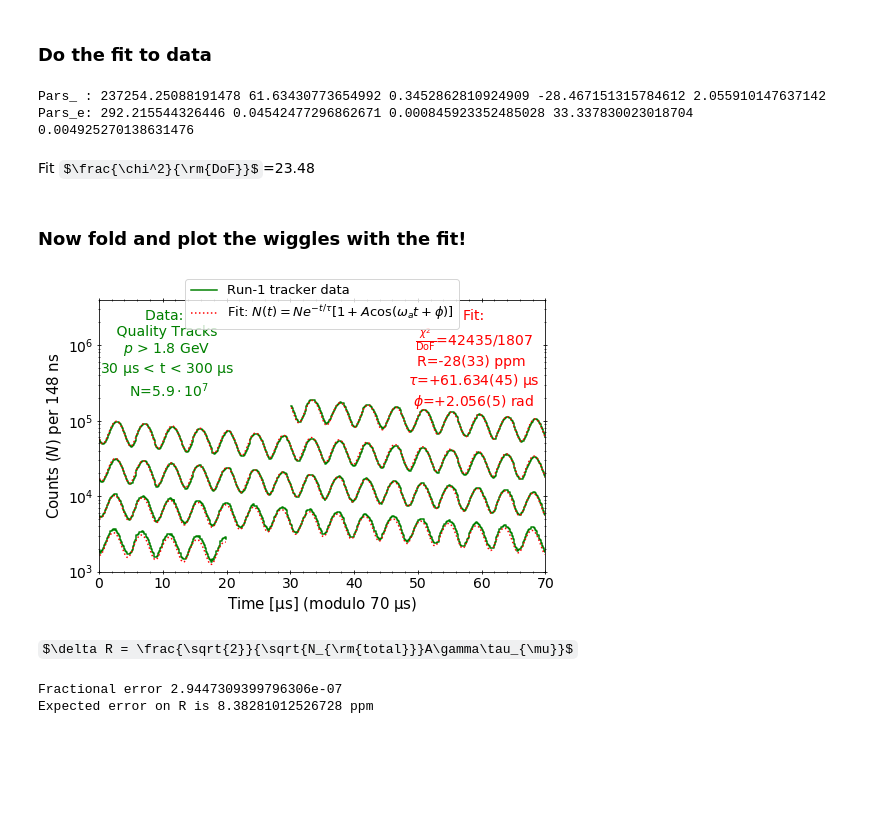
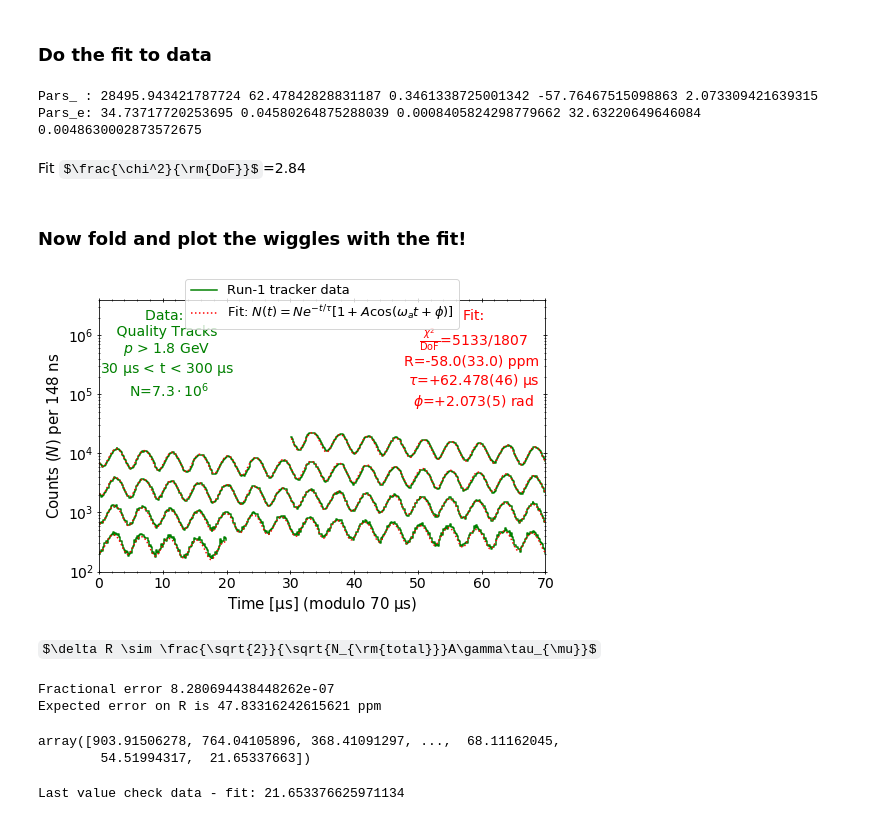
Before and after one commit to glukicov/EDMTracking, a Jupyter notebook: Wiggle.ipynb, the cells around one changed output. Saved outputs shown, nothing was run; the diff lists cells and outputs as text; code cells hidden in the pictures; some formulas as TeX source; blank space fills up the shorter version.

```diff
--- a/Wiggle.ipynb
+++ b/Wiggle.ipynb
@@ -8,7 +8,8 @@ import numpy as np
 from IPython.display import Latex
 data_bool=True
 if (data_bool):
-    file = uproot.open("DATA/Run1_4DS_ana.root") # load the ROOT file
+#     file = uproot.open("DATA/Run1_4DS_ana.root") # load the ROOT file
+    file = uproot.open("DATA/60h_15921_15991.root") # load the ROOT file
     hist=file["TrackSummary/FitResults/Times_gt_1800MeV"] # load histogram
 if (not data_bool):
     file = uproot.open("DATA/VLEDM.root") # load the ROOT file
@@ -107,9 +108,9 @@ print("Pars_e:",*par_e)
 chi2_ndf, chi2, ndf=cu.chi2_ndf(x, y, y_err, blinded_wiggle_function, par)
 Latex( r"Fit $\frac{\chi^2}{\rm{DoF}}$="+str(round(chi2_ndf,2)) )
 # %% [output]
-Pars_ : 237254.25088191478 61.63430773654992 0.3452862810924909 -28.467151315784612 2.055910147637142
-Pars_e: 292.215544326446 0.04542477296862671 0.000845923352485028 33.337830023018704 0.004925270138631476
+Pars_ : 28495.943421787724 62.47842828831187 0.3461338725001342 -57.76467515098863 2.073309421639315
+Pars_e: 34.73717720253695 0.04580264875288039 0.0008405824298779662 32.63220649646084 0.0048630002873572675
-Fit $\frac{\chi^2}{\rm{DoF}}$=23.48
+Fit $\frac{\chi^2}{\rm{DoF}}$=2.84
 # %% [markdown]
 ### Now fold and plot the wiggles with the fit!
 # %%
@@ -144,37 +145,37 @@ while left < t_max:
     #plot for that section and label only the 1st
     ax.step(x=x[mod_filter]-left, y=y[mod_filter], where="post", color="g", label=legend_data if i_section==0 else '')
     ax.plot(x[mod_filter]-left, blinded_wiggle_function( x[mod_filter], *par ) , color="red", label=r'Fit: $N(t)=Ne^{-t/\tau}[1+A\cos(\omega_at+\phi)]$' if i_section==0 else '', linestyle=":")
     left=right # get the next fold
     i_section += 1
 
 #Put legend and pars values
 N_str=cu.sci_notation(N)
 cu.textL(ax, 0.152, 0.8, label_data+ r"$p$"+" > 1.8 GeV \n"+str(t_min)+r" $\rm{\mu}$s < t < "+str(t_max)+r" $\rm{\mu}$s"+"\n N="+N_str, font_size=font_size-1,  weight="normal")
 # deal with fitted parameters (to display nicely)
 parNames=[r"$\tau$", r"$\phi$"]
 units=[r"$\rm{\mu}$s", "rad"]
 prec=3 # set custom precision
-legned_par=r"$\frac{\chi^2}{\rm{DoF}}$="+str(int(chi2))+"/"+str(int(ndf))+"\nR="+str(int(par[3]))+"("+str(int(par_e[3]))+") ppm \n"
+legned_par=r"$\frac{\chi^2}{\rm{DoF}}$="+str(int(chi2))+"/"+str(round(ndf))+"\nR="+str(round(par[3]))+"("+str(round(par_e[3]))+") ppm \n"
 legned_par=cu.legend_par(legned_par,  parNames, (par[1], par[4]), (par_e[1], par_e[4]), units, prec=prec)
 cu.textL(ax, 0.84, 0.75, "Fit:\n"+legned_par, font_size=font_size-1, color="red", weight="normal")
 
 #axis labels and ticks
 plt.ylabel(r"Counts ($N$) per "+str(int(binW*1e3))+" ns", fontsize=font_size)
 plt.xlabel(r"Time [$\mathrm{\mu}$s] (modulo "+str(t_mod)+r" $\mathrm{\mu}$s)", fontsize=font_size)
 ax.tick_params(axis='x', which='both', bottom=True, top=True, direction='inout')
 ax.tick_params(axis='y', which='both', left=True, right=True, direction='inout')
 ax.minorticks_on()
 plt.xticks(fontsize=font_size-1)
 plt.yticks(fontsize=font_size-1)
 
 #save  fig
 # plt.tight_layout()
 plt.legend(fontsize=font_size-2, loc='upper center', bbox_to_anchor=(0.5, 1.1) )
 plt.savefig("fig/wiggle"+plot_name+".png", dpi=300)
 # %% [output]
-[figure, old version]
+[figure, new version]
 # %% [markdown]
-$\delta R = \frac{\sqrt{2}}{\sqrt{N_{\rm{total}}}A\gamma\tau_{\mu}}$
+$\delta R \sim \frac{\sqrt{2}}{\sqrt{N_{\rm{total}}}A\gamma\tau_{\mu}}$
 # %%
 gamma = 29.3
 delta_R = (np.sqrt(2)) / ( np.sqrt(N) * par[2] * gamma * par[1])
@@ -182,5 +183,5 @@ delta_R = (np.sqrt(2)) / ( np.sqrt(N) * par[2] * gamma * par[1])
 print("Fractional error", delta_R)
 print("Expected error on R is", -par[3]*delta_R*1e6, "ppm")
 # %% [output]
-Fractional error 2.9447309399796306e-07
-Expected error on R is 8.38281012526728 ppm
+Fractional error 8.280694438448262e-07
+Expected error on R is 47.83316242615621 ppm
@@ -186,0 +198,10 @@ Expected error on R is 8.38281012526728 ppm
+# %%
+res = residuals(x, y, blinded_wiggle_function, par)
+res
+# %% [output]
+array([903.91506278, 764.04105896, 368.41091297, ...,  68.11162045,
+        54.51994317,  21.65337663])
+# %%
+print("Last value check data - fit:", y[-1] - blinded_wiggle_function(x[-1], *par))
+# %% [output]
+Last value check data - fit: 21.653376625971134
```
Also changed, not shown: parts of 9 cells of this notebook, 2 other files.
